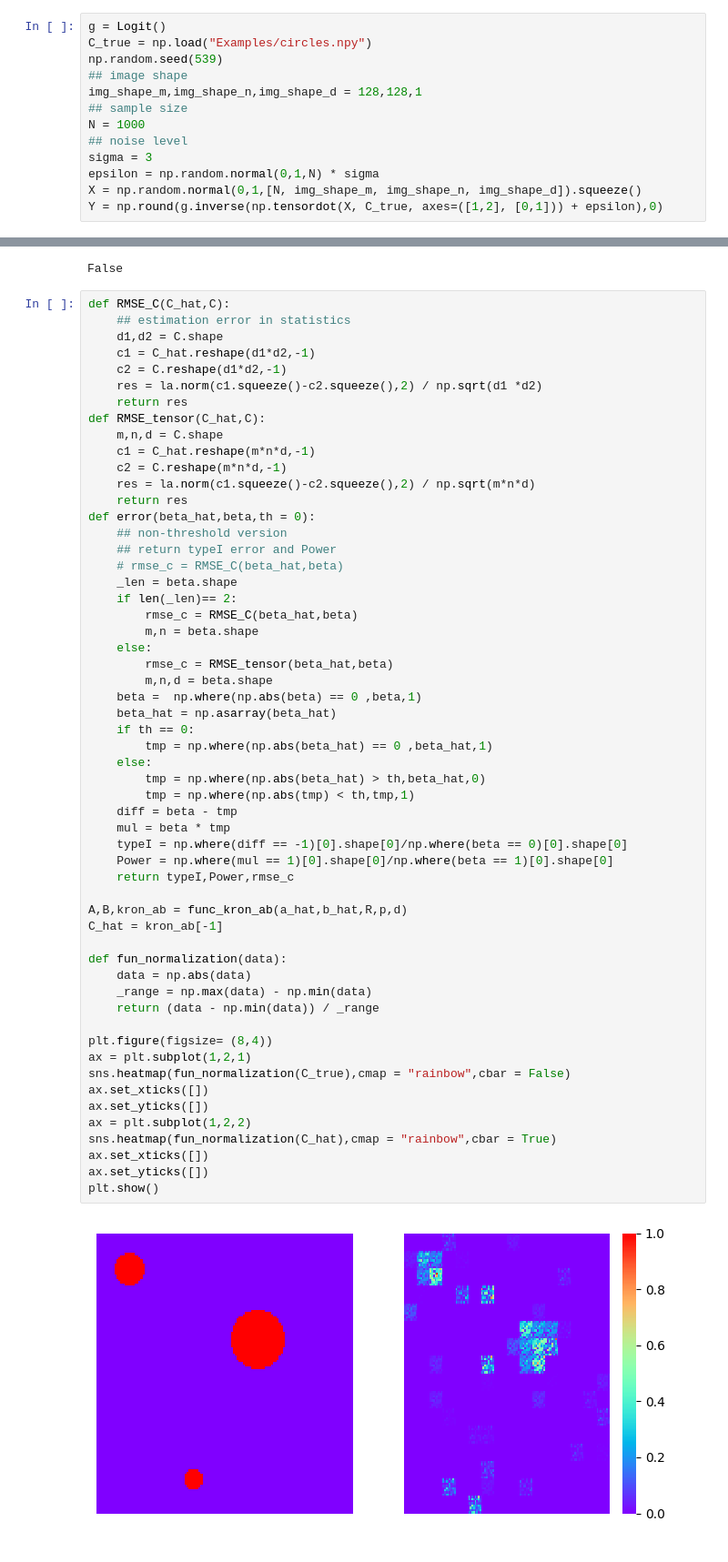
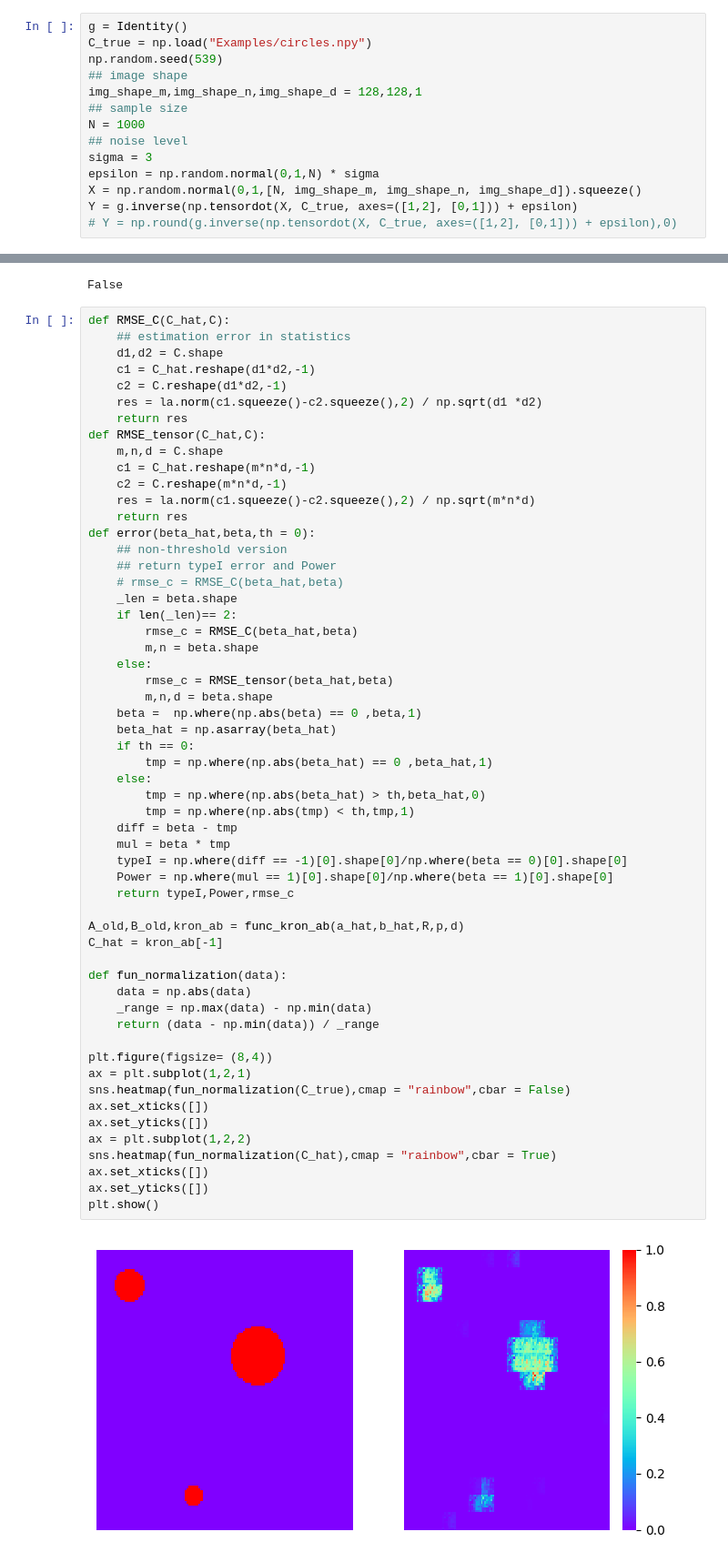
Before and after one commit to joshuaderekwhite/cskpd, a Jupyter notebook: wip.ipynb, the cells around one changed output, grey strips where cells are left out. Shown at 91% size. Drawn from its saved outputs; the diff is of its cells as text.

```diff
--- a/wip.ipynb
+++ b/wip.ipynb
@@ -8,7 +8,7 @@ import pandas as pd
 import matplotlib.pyplot as plt
 import seaborn as sns
 # %%
-g = Logit()
+g = Identity()
 C_true = np.load("Examples/circles.npy")
 np.random.seed(539)
 ## image shape
@@ -19,7 +19,8 @@ N = 1000
 sigma = 3
 epsilon = np.random.normal(0,1,N) * sigma
 X = np.random.normal(0,1,[N, img_shape_m, img_shape_n, img_shape_d]).squeeze()
-Y = np.round(g.inverse(np.tensordot(X, C_true, axes=([1,2], [0,1])) + epsilon),0)
+Y = g.inverse(np.tensordot(X, C_true, axes=([1,2], [0,1])) + epsilon)
+# Y = np.round(g.inverse(np.tensordot(X, C_true, axes=([1,2], [0,1])) + epsilon),0)
 # %%
 ## lambda 1 candidate, corresponds to the lambda in the paper
 lmbda_set = [0.4,0.6,1]
@@ -92,32 +92,32 @@ def error(beta_hat,beta,th = 0):
     beta_hat = np.asarray(beta_hat)
     if th == 0:
         tmp = np.where(np.abs(beta_hat) == 0 ,beta_hat,1)
     else:
         tmp = np.where(np.abs(beta_hat) > th,beta_hat,0)
         tmp = np.where(np.abs(tmp) < th,tmp,1)
     diff = beta - tmp
     mul = beta * tmp
     typeI = np.where(diff == -1)[0].shape[0]/np.where(beta == 0)[0].shape[0]
     Power = np.where(mul == 1)[0].shape[0]/np.where(beta == 1)[0].shape[0]
     return typeI,Power,rmse_c
 
-A,B,kron_ab = func_kron_ab(a_hat,b_hat,R,p,d)
+A_old,B_old,kron_ab = func_kron_ab(a_hat,b_hat,R,p,d)
 C_hat = kron_ab[-1]
 
 def fun_normalization(data):
     data = np.abs(data)
     _range = np.max(data) - np.min(data)
     return (data - np.min(data)) / _range
 
 plt.figure(figsize= (8,4))
 ax = plt.subplot(1,2,1)
 sns.heatmap(fun_normalization(C_true),cmap = "rainbow",cbar = False)
 ax.set_xticks([])
 ax.set_yticks([])
 ax = plt.subplot(1,2,2)
 sns.heatmap(fun_normalization(C_hat),cmap = "rainbow",cbar = True)
 ax.set_xticks([])
 ax.set_yticks([])
 plt.show()
 # %% [output]
-[figure, old version]
+[figure, new version]
```
Also changed, not shown: parts of 9 cells of this notebook, 2 other files.
